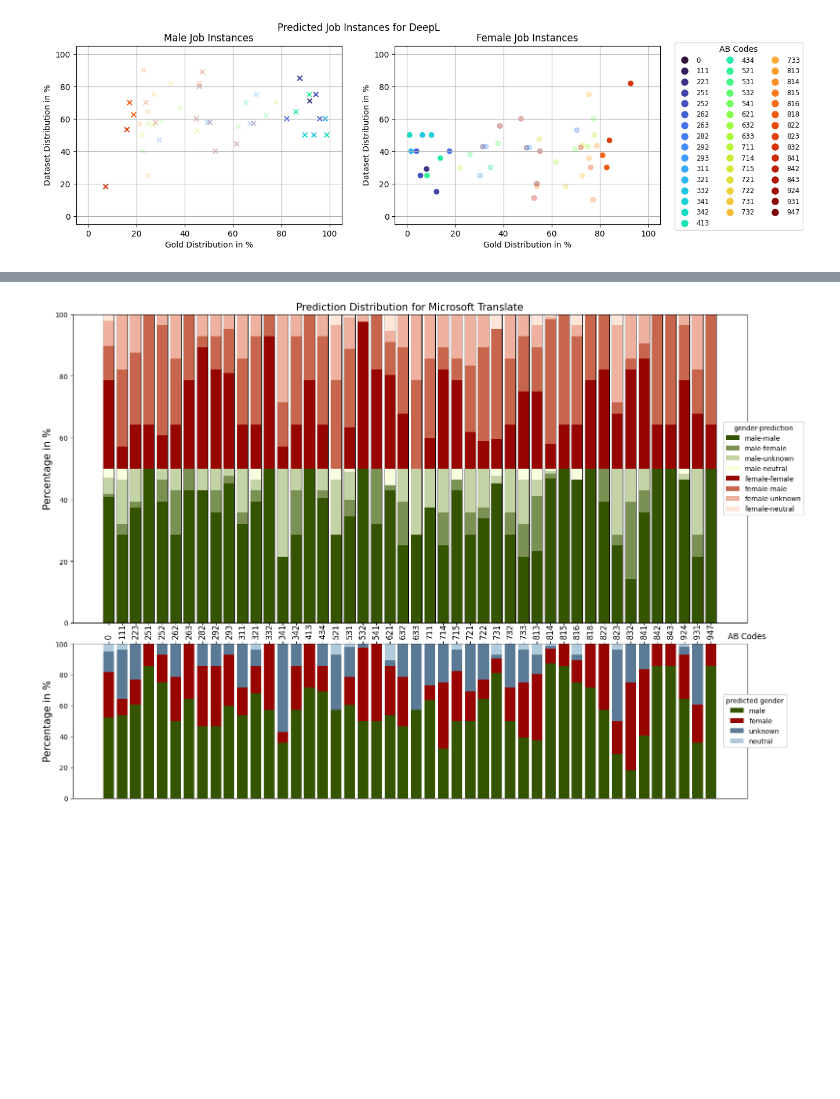
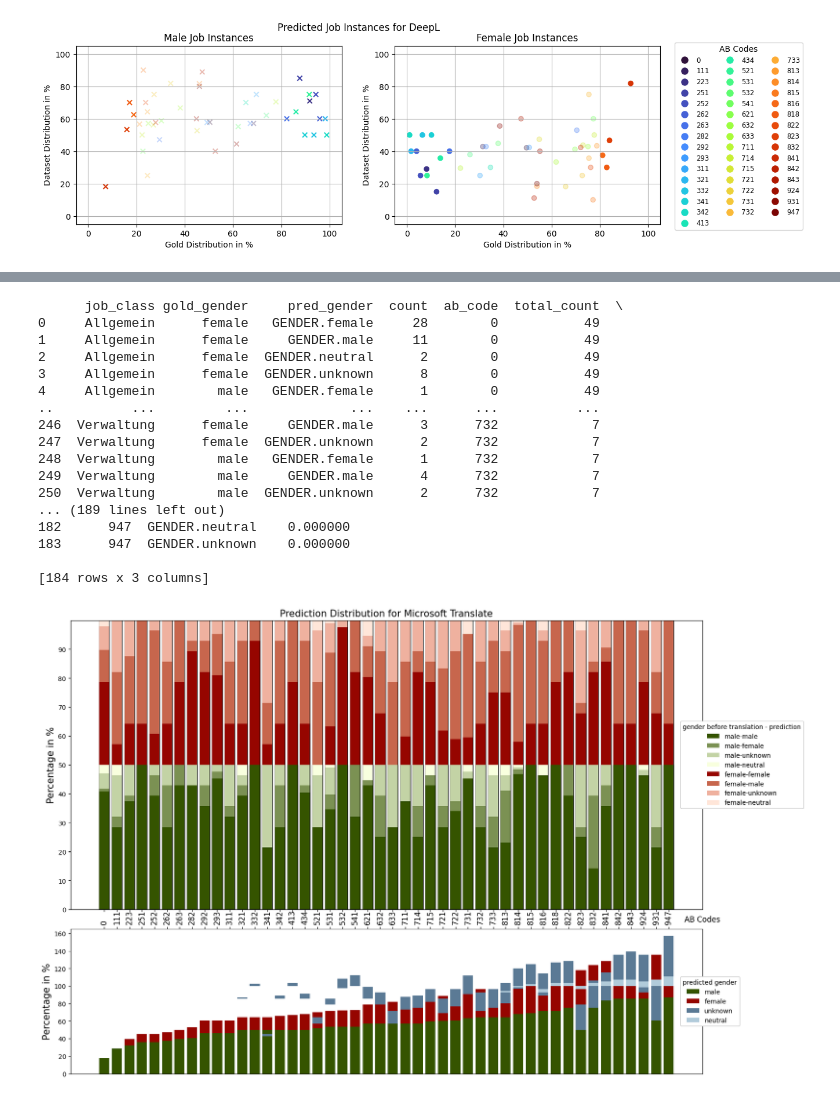
Before and after one commit to michellekappl/mt_gender_german, a Jupyter notebook: src/statistics.ipynb, the cells around one changed output, grey strips where cells are left out. Saved outputs shown, nothing was run; the diff lists cells and outputs as text; code cells hidden in the pictures; blank space fills up the shorter version.

```diff
--- a/src/statistics.ipynb
+++ b/src/statistics.ipynb
@@ -13,7 +13,8 @@ def concat_stats(model, lang):
     pw = pd.read_csv(f'../data/human/{model}/{lang}/pro_wmt/{lang}.pred_stats.csv')
 
     stats = pd.DataFrame([n.mean(axis=0), a.mean(axis=0), p.mean(axis=0), aw.mean(axis=0), pw.mean(axis=0)])
-    new_row = [f'{model}_{lang}', n.mean(axis=0)['acc'], (n.mean(axis=0)['f1_m']-n.mean(axis=0)['f1_f']), (p.mean(axis=0)['f1_m']-a.mean(axis=0)['f1_f']), (pw.mean(axis=0)['f1_m']-aw.mean(axis=0)['f1_f'])]
+    acc_wo_unk = n.mean(axis=0)['acc'] * (n.mean(axis=0)['pred_m'] + n.mean(axis=0)['pred_f'] + n.mean(axis=0)['pred_n'])/ (n.mean(axis=0)['pred_m'] + n.mean(axis=0)['pred_f'] - n.mean(axis=0)['unk_m'] - n.mean(axis=0)['unk_f'] + n.mean(axis=0)['pred_n'])
+    new_row = [f'{model}_{lang}', n.mean(axis=0)['acc'], (n.mean(axis=0)['f1_m']-n.mean(axis=0)['f1_f']), (p.mean(axis=0)['acc']-a.mean(axis=0)['acc']), (pw.mean(axis=0)['acc']-aw.mean(axis=0)['acc']), ((n.mean(axis=0)['unk_f'] + n.mean(axis=0)['unk_m'])/288)*100, acc_wo_unk]
 
     stats.insert(0, 'stereotype', [f'{model}_{lang}', 'anti', 'pro', 'anti_wmt', 'pro_wmt'])
 
@@ -37,7 +38,7 @@ with open(f'../data/pred_stats.csv', 'w') as f:
         table.append(row)
         stats.to_csv('../data/pred_stats.csv', mode='a', index=False, header=None)
 
-new_df = pd.DataFrame(table, columns=['stereotype', 'acc', 'delta-G', 'delta-S', 'delta-S_wmt'])
+new_df = pd.DataFrame(table, columns=['stereotype', 'acc', 'delta-G', 'delta-S', 'delta-S_wmt', 'unk_perc', 'acc_wo_unk'])
 new_df = new_df.round(1)
 new_df.to_csv('../data/table.csv', index=False)
 # %%
@@ -216,4 +429,10 @@ female:
 # %%
+import seaborn as sns
+import scipy.stats as sp
+import pandas as pd
+import matplotlib.pyplot as plt
+import numpy as np
+
 
 names = ['Microsoft Translate', 'Google Translate', 'SYSTRAN', 'Amazon Translate', 'DeepL']
 for i, mt in enumerate(['bing', 'google', 'systran', 'aws', 'deepl']):
@@ -248,10 +467,9 @@ for i, mt in enumerate(['bing', 'google', 'systran', 'aws', 'deepl']):
     to_add_df = pd.DataFrame(to_add)
     to_add_df.columns = grouped.columns
     to_add_df = to_add_df.drop_duplicates().reset_index(drop=True)
+    print(grouped)
 
     grouped = pd.concat([grouped, to_add_df]).sort_values(by=['ab_code', 'gold_gender'])
-
-    #grouped_df.to_csv(f'../data/job_instances/pred_jobs/pred_job_stats_{mt}_grouped.csv', index=False)
 
     x = np.arange(len(grouped['ab_code'].unique()))
 
@@ -267,45 +485,65 @@ for i, mt in enumerate(['bing', 'google', 'systran', 'aws', 'deepl']):
     funknown = f[f['pred_gender']=='GENDER.unknown'].reset_index(drop=True)
     fneutral = f[f['pred_gender']=='GENDER.neutral'].reset_index(drop=True)
 
-    fig, (ax1,ax2) = plt.subplots(2,1, figsize= (18,13), sharex=ax1, gridspec_kw={'height_ratios': [2, 1]})
+    fig, (ax1,ax2) = plt.subplots(2,1, figsize= (18,13), sharex = ax1, gridspec_kw={'height_ratios': [2, 1]})
     plt.subplots_adjust(hspace=0.09)
 
     ax1.bar(x, 50, color='#000000', edgecolor='black')
     ax1.bar(x, 100, color='#000000', edgecolor='black')
 
     ax1.bar(x, mmale['perc'], color='#355400', label='male-male')
     ax1.bar(x, mfemale['perc'], bottom=mmale['perc'], color='#7b9153',label='male-female')
     ax1.bar(x, munknown['perc'], bottom=mmale['perc']+mfemale['perc'], color='#c3d3a5', label='male-unknown')
     ax1.bar(x, mneutral['perc'], bottom=mmale['perc']+mfemale['perc']+munknown['perc'], color='#f8ffde', label='male-neutral')
     ax1.bar(x, ffemale['perc'], bottom=mmale['perc']+mfemale['perc']+munknown['perc']+mneutral['perc'],color='#960500', label='female-female')
     ax1.bar(x, fmale['perc'], bottom=mmale['perc']+mfemale['perc']+munknown['perc']+mneutral['perc']+ffemale['perc'], color='#c7664d', label='female-male')
     ax1.bar(x, funknown['perc'], bottom=mmale['perc']+mfemale['perc']+munknown['perc']+mneutral['perc']+fmale['perc']+ffemale['perc'], color='#efb19f', label='female-unknown')
     ax1.bar(x, fneutral['perc'], bottom=mmale['perc']+mfemale['perc']+munknown['perc']+mneutral['perc']+fmale['perc']+ffemale['perc']+funknown['perc'], color='#ffe6d9', label='female-neutral')
 
     ax1.set_ylabel('Percentage in %', fontsize=15)
     ax1.set_title(f'Prediction Distribution for {names[i]}', fontsize=15)
     ax1.set_xticks(x, grouped['ab_code'].unique(), rotation=90, fontsize=12)
+    ax1.set_yticks(np.arange(0, 100, 10))
     ax1.set_ylim(0,100)
-    ax1.legend(title='gender-prediction', loc='center left', bbox_to_anchor=(0.96, 0.5), ncol=1, framealpha=1)
+    ax1.legend(title='gender before translation - prediction', loc='center left', bbox_to_anchor=(0.96, 0.5), ncol=1, framealpha=1)
     ax1.set_xlabel('AB Codes', fontsize=12)
-    ax1.xaxis.set_label_coords(1, -0.03)
+    ax1.xaxis.set_label_coords(1, -0.02)
 
     all = grouped.groupby(['ab_code', 'pred_gender'])['perc'].sum().reset_index(name="total_perc")
+    print(all)
 
-    male = all[all['pred_gender'] == 'GENDER.male'].reset_index(drop=True)
-    female = all[all['pred_gender'] == 'GENDER.female'].reset_index(drop=True)
-    neutral = all[all['pred_gender'] == 'GENDER.neutral'].reset_index(drop=True)
-    unknown = all[all['pred_gender'] == 'GENDER.unknown'].reset_index(drop=True)
+    male = all[all['pred_gender'] == 'GENDER.male'].reset_index(drop=True).sort_values(by=['total_perc'])
+    female = all[all['pred_gender'] == 'GENDER.female'].reset_index(drop=True).sort_values(by=['total_perc'])
+    neutral = all[all['pred_gender'] == 'GENDER.neutral'].reset_index(drop=True).sort_values(by=['total_perc'])
+    unknown = all[all['pred_gender'] == 'GENDER.unknown'].reset_index(drop=True).sort_values(by=['total_perc'])
 
     ax2.bar(x, male['total_perc'], color='#355400', label='male')
     ax2.bar(x, female['total_perc'],bottom=male['total_perc'], color='#960500', label='female')
     ax2.bar(x, unknown['total_perc'], bottom = male['total_perc']+female['total_perc'], color='#5b7a95', label='unknown')
     ax2.bar(x, neutral['total_perc'], bottom = male['total_perc']+female['total_perc']+unknown['total_perc'], color='#b1cbda', label='neutral')
 
     ax2.set_ylabel('Percentage in %', fontsize=15)
     ax2.xaxis.tick_top()
     ax2.set_xticks(x, grouped['ab_code'].unique(), rotation=90, fontsize=12)
     ax2.legend(title='predicted gender', loc='center left', bbox_to_anchor=(0.96, 0.5), ncol=1, framealpha=1)
-    plt.savefig(f'../data/figures/pred_{mt}_job_stats_grouped_with_all.png', bbox_inches='tight')
+
+    plt.savefig(f'../data/figures/pred_{mt}_job_stats_grouped_with_all_.png', bbox_inches='tight')
 # %% [output]
+      job_class gold_gender     pred_gender  count  ab_code  total_count  \
+0     Allgemein      female   GENDER.female     28        0           49
+1     Allgemein      female     GENDER.male     11        0           49
+2     Allgemein      female  GENDER.neutral      2        0           49
+3     Allgemein      female  GENDER.unknown      8        0           49
+4     Allgemein        male   GENDER.female      1        0           49
+..          ...         ...             ...    ...      ...          ...
+246  Verwaltung      female     GENDER.male      3      732            7
+247  Verwaltung      female  GENDER.unknown      2      732            7
+248  Verwaltung        male   GENDER.female      1      732            7
+249  Verwaltung        male     GENDER.male      4      732            7
+250  Verwaltung        male  GENDER.unknown      2      732            7
+... (189 lines left out)
+182      947  GENDER.neutral    0.000000
+183      947  GENDER.unknown    0.000000
+
+[184 rows x 3 columns]
-[figure, old version]
+[figure, new version]
```
Also changed, not shown: parts of 4 cells of this notebook, 35 other files.
